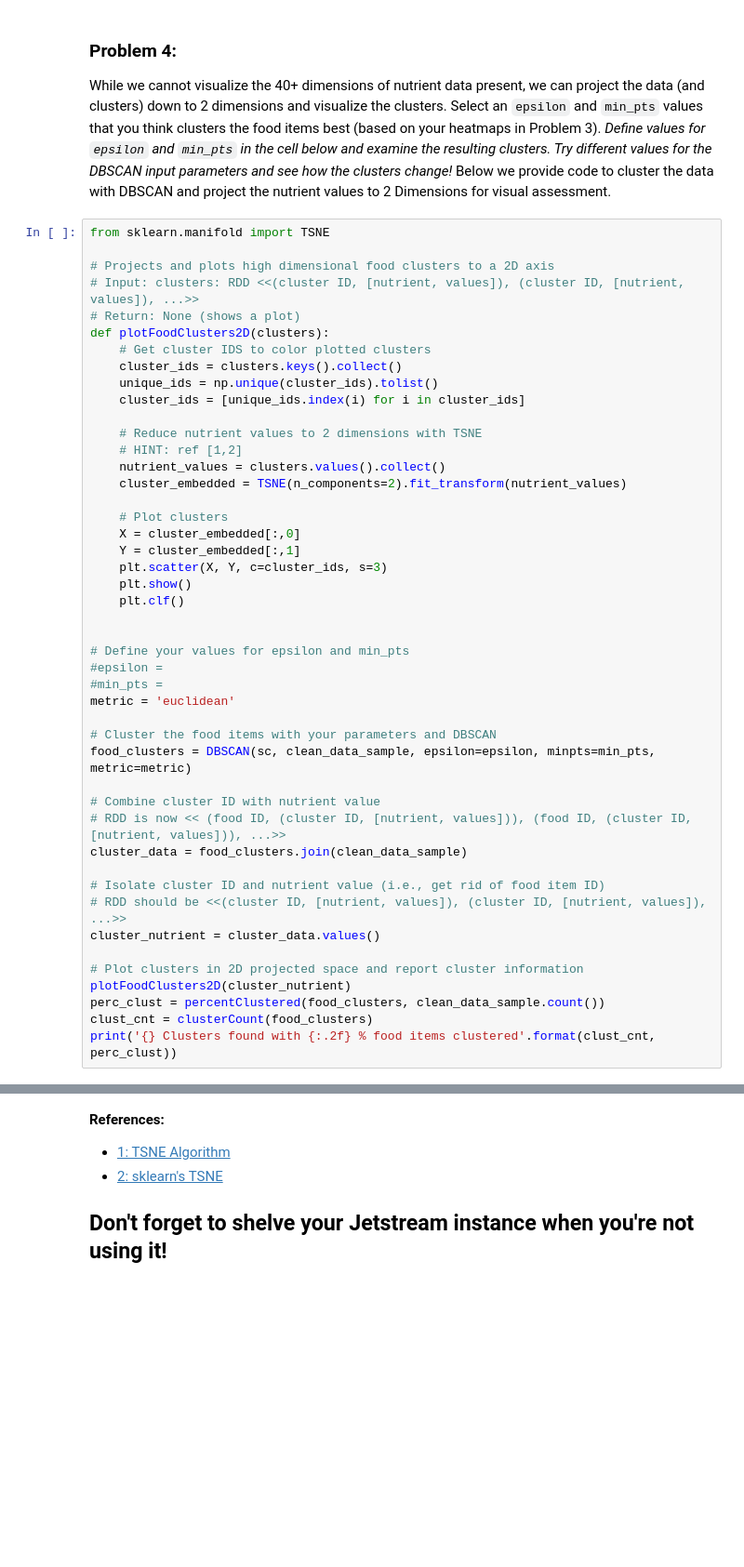
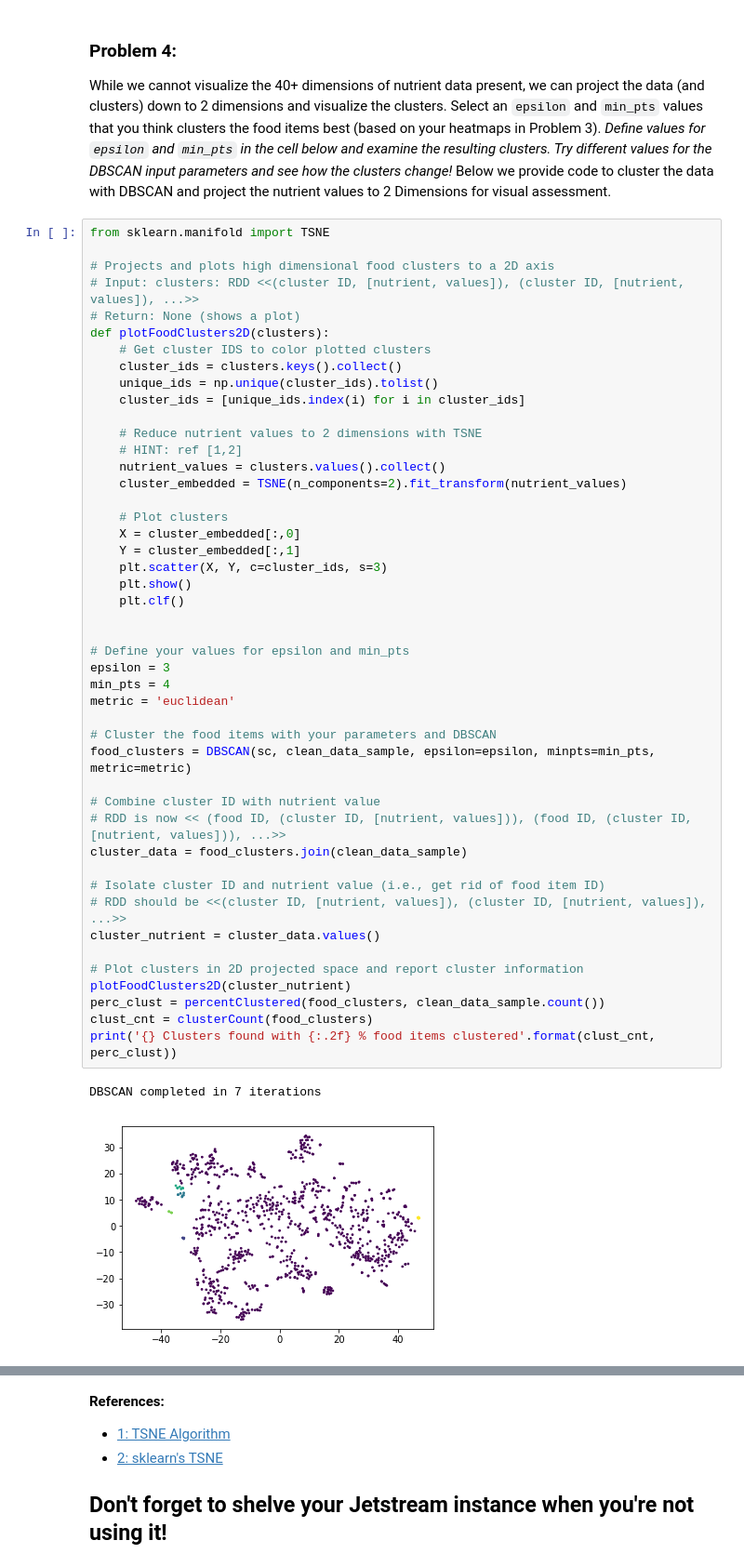
Before and after one commit to dagrawa2/cosc690_data_analytics, a Jupyter notebook: Assignment08/Assignment08.ipynb, the cells around one changed output, grey strips where cells are left out. Shown at 93% size. Cells and saved outputs as stored; diff of their text form; blank space fills up the shorter version.

```diff
--- a/Assignment08/Assignment08.ipynb
+++ b/Assignment08/Assignment08.ipynb
@@ -249,32 +284,35 @@ def plotFoodClusters2D(clusters):
     nutrient_values = clusters.values().collect()
     cluster_embedded = TSNE(n_components=2).fit_transform(nutrient_values)
 
     # Plot clusters
     X = cluster_embedded[:,0]
     Y = cluster_embedded[:,1]
     plt.scatter(X, Y, c=cluster_ids, s=3)
     plt.show()
     plt.clf()
 
 
 # Define your values for epsilon and min_pts
-#epsilon =
-#min_pts =
+epsilon = 3
+min_pts = 4
 metric = 'euclidean'
 
 # Cluster the food items with your parameters and DBSCAN
 food_clusters = DBSCAN(sc, clean_data_sample, epsilon=epsilon, minpts=min_pts, metric=metric)
 
 # Combine cluster ID with nutrient value
 # RDD is now << (food ID, (cluster ID, [nutrient, values])), (food ID, (cluster ID, [nutrient, values])), ...>>
 cluster_data = food_clusters.join(clean_data_sample)
 
 # Isolate cluster ID and nutrient value (i.e., get rid of food item ID)
 # RDD should be <<(cluster ID, [nutrient, values]), (cluster ID, [nutrient, values]), ...>>
 cluster_nutrient = cluster_data.values()
 
 # Plot clusters in 2D projected space and report cluster information
 plotFoodClusters2D(cluster_nutrient)
 perc_clust = percentClustered(food_clusters, clean_data_sample.count())
 clust_cnt = clusterCount(food_clusters)
 print('{} Clusters found with {:.2f} % food items clustered'.format(clust_cnt, perc_clust))
+# %% [output]
+DBSCAN completed in 7 iterations
+[figure, added]
```
Also changed, not shown: parts of 8 cells of this notebook.
